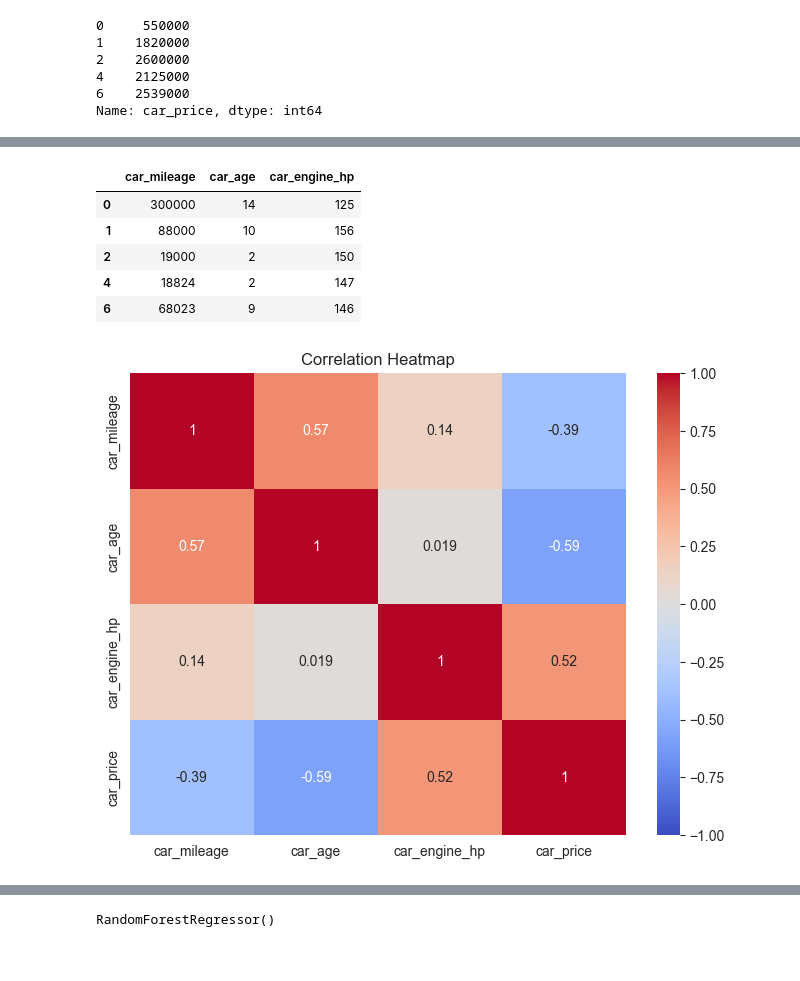
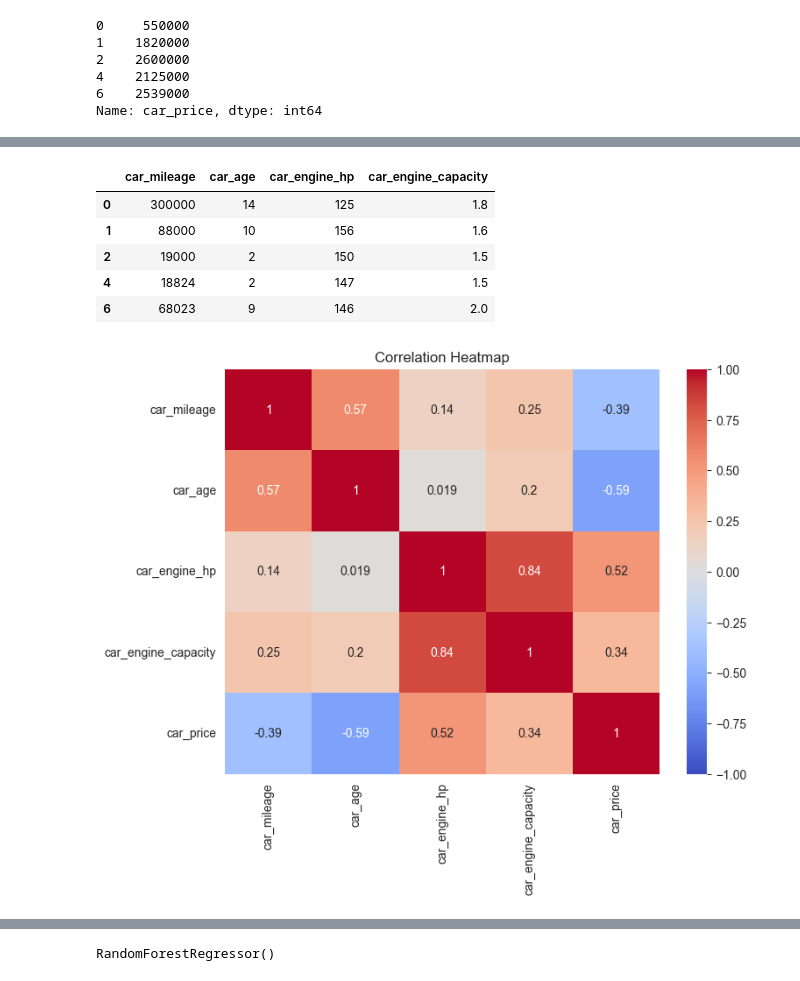
Before and after one commit to lvtdel/used_card_predict_build_model, a Jupyter notebook: test2.ipynb, the cells around one changed output, grey strips where cells are left out. Cells and saved outputs as stored; diff of their text form; code cells hidden in the pictures.

```diff
--- a/test2.ipynb
+++ b/test2.ipynb
@@ -136,16 +163,16 @@ Data columns (total 11 columns):
 dtypes: float64(1), int64(3), object(7)
 memory usage: 3.3+ MB
 # %%
-X = X[['car_mileage', 'car_age', 'car_engine_hp']]
+X = X[['car_mileage', 'car_age', 'car_engine_hp', 'car_engine_capacity']]
 
 X.head()
 # %% [output]
-|  | car_mileage | car_age | car_engine_hp |
-| 0 | 300000 | 14 | 125 |
-| 1 | 88000 | 10 | 156 |
-| 2 | 19000 | 2 | 150 |
-| 4 | 18824 | 2 | 147 |
-| 6 | 68023 | 9 | 146 |
+|  | car_mileage | car_age | car_engine_hp | car_engine_capacity |
+| 0 | 300000 | 14 | 125 | 1.8 |
+| 1 | 88000 | 10 | 156 | 1.6 |
+| 2 | 19000 | 2 | 150 | 1.5 |
+| 4 | 18824 | 2 | 147 | 1.5 |
+| 6 | 68023 | 9 | 146 | 2.0 |
 # %%
 corr_matrix = pd.concat([X, y], axis=1).corr()
 
@@ -154,7 +181,7 @@ sns.heatmap(corr_matrix, annot=True, cmap='coolwarm', vmin=-1, vmax=1, center=0)
 plt.title('Correlation Heatmap')
 plt.show()
 # %% [output]
-[figure, old version]
+[figure, new version]
 # %%
 X_train, X_test, y_train, y_test = train_test_split(X, y, random_state=0)
 
```
Also changed, not shown: parts of 13 cells of this notebook.
